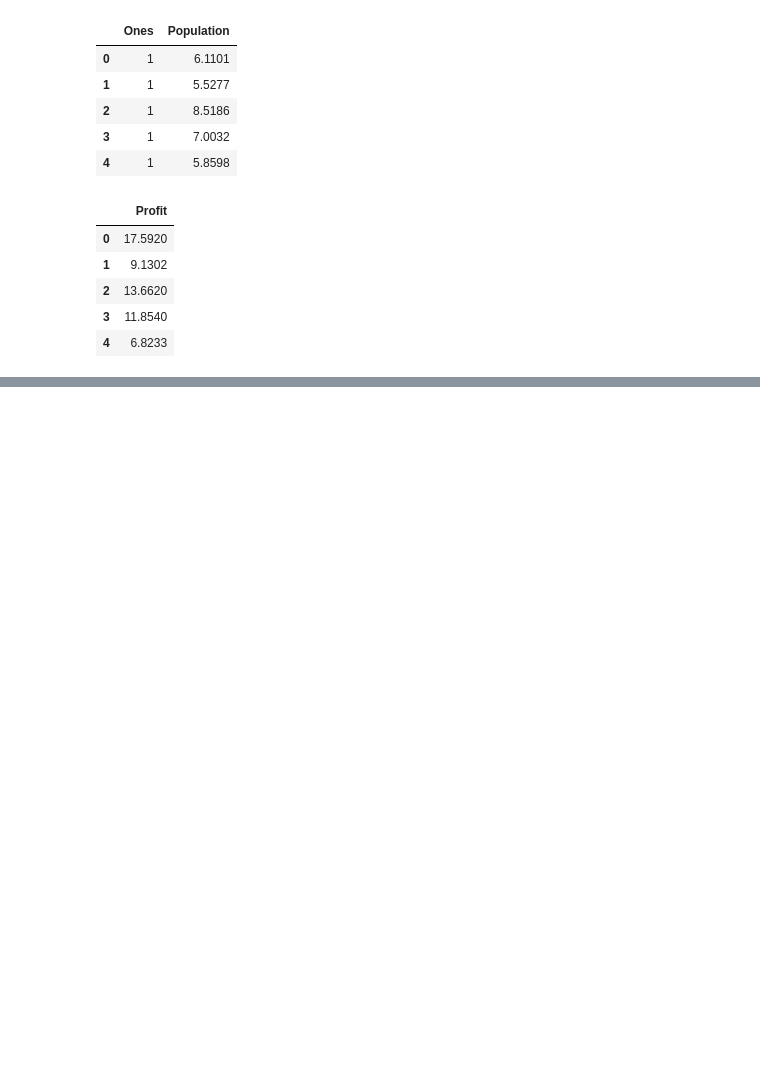
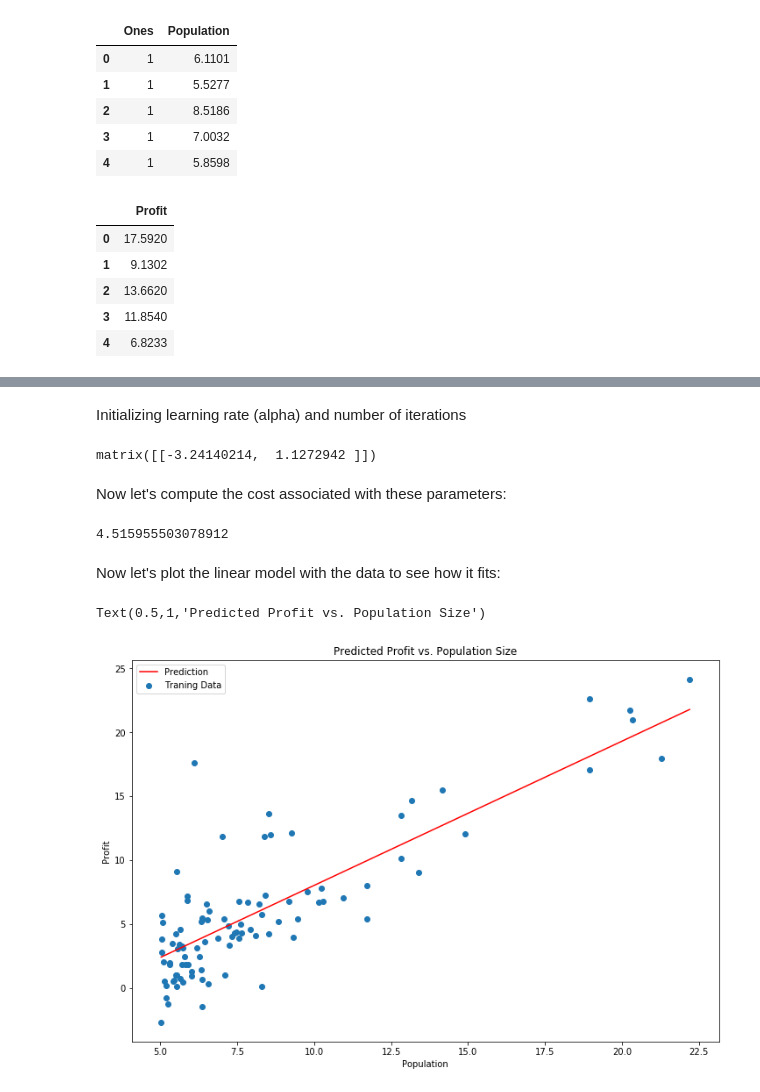
Before and after one commit to jensenna/intro-ml-python, a Jupyter notebook: ML-ex1.ipynb, the cells around one changed output, grey strips where cells are left out. Saved outputs shown, nothing was run; the diff lists cells and outputs as text; code cells hidden in the pictures; blank space fills up the shorter version.

```diff
--- a/ML-ex1.ipynb
+++ b/ML-ex1.ipynb
@@ -80,0 +87,4 @@ y.head()
+# %%
+X = np.matrix(X.values)
+y = np.matrix(y.values)
+theta = np.matrix(np.array([0,0])) ##thetas initialized at 0s
@@ -80,0 +103,48 @@ y.head()
+# %%
+def gradientDescent(X, y, theta, alpha, iters):
+    temp = np.matrix(np.zeros(theta.shape))
+    parameters = int(theta.ravel().shape[1])
+    cost = np.zeros(iters)
+
+    for i in range(iters):
+        error = (X * theta.T) - y
+
+        for j in range(parameters):
+            term = np.multiply(error, X[:,j])
+            temp[0,j] = theta[0,j] - ((alpha / len(X)) * np.sum(term))
+
+        theta = temp
+        cost[i] = computeCost(X, y, theta)
+
+    return theta, cost
+# %% [markdown]
+Initializing learning rate (alpha) and number of iterations
+# %%
+alpha = .01
+iters = 1000
+g, cost = gradientDescent(X, y, theta, alpha, iters)
+g
+# %% [output]
+matrix([[-3.24140214,  1.1272942 ]])
+# %% [markdown]
+Now let's compute the cost associated with these parameters:
+# %%
+computeCost(X, y, g)
+# %% [output]
+4.515955503078912
+# %% [markdown]
+Now let's plot the linear model with the data to see how it fits:
+# %%
+x = np.linspace(data.Population.min(), data.Population.max(), 100)
+f = g[0, 0] + (g[0, 1] * x)
+
+fig, ax = plt.subplots(figsize = (12,8))
+ax.plot(x, f, 'r', label='Prediction')
+ax.scatter(data.Population, data.Profit, label='Traning Data')
+ax.legend(loc=2)
+ax.set_xlabel('Population')
+ax.set_ylabel('Profit')
+ax.set_title('Predicted Profit vs. Population Size')
+# %% [output]
+Text(0.5,1,'Predicted Profit vs. Population Size')
+[figure, added]
```
Also changed, not shown: parts of 22 cells of this notebook.
